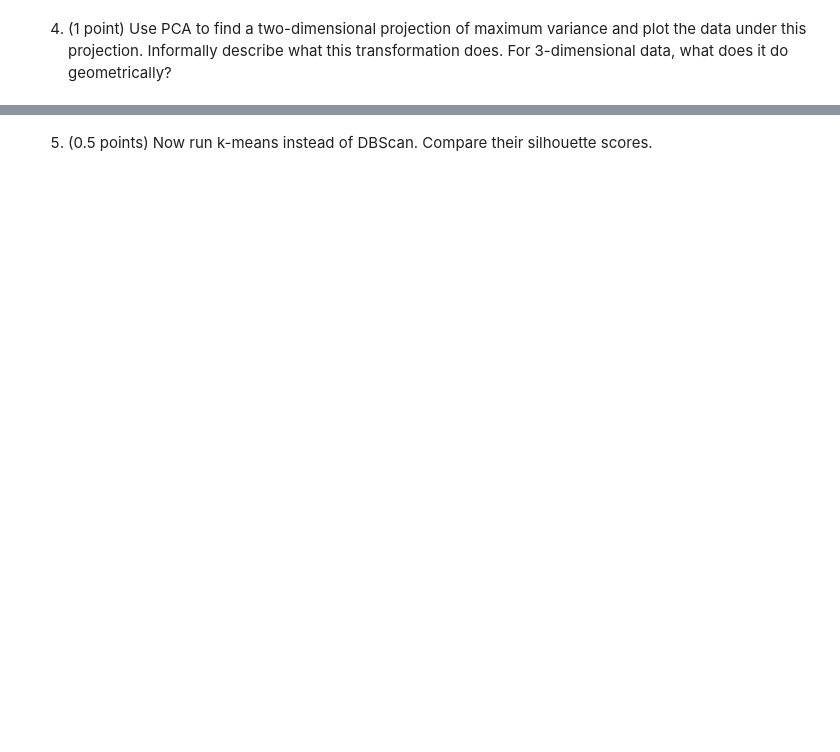
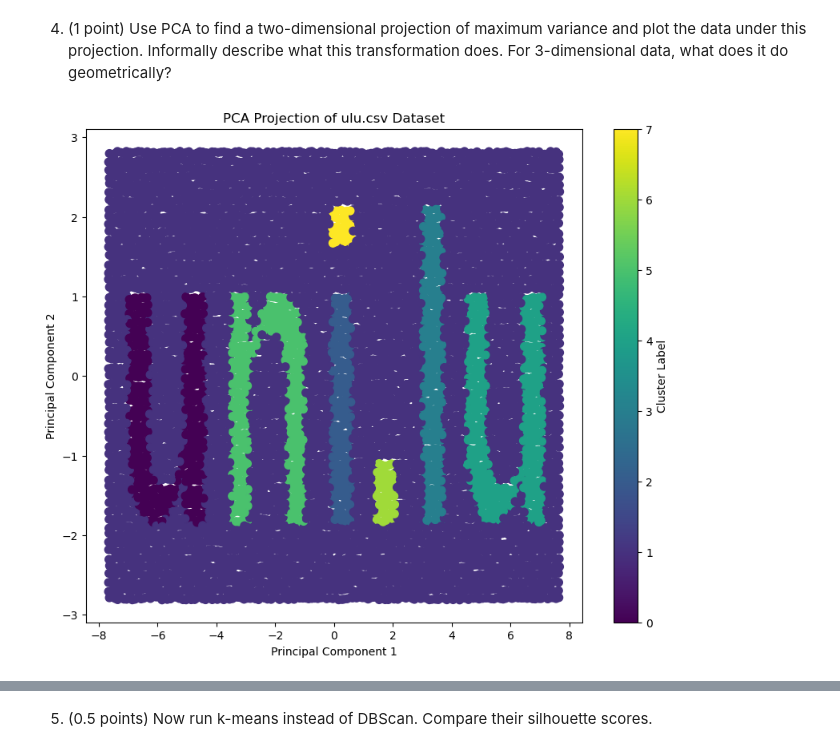
Before and after one commit to Davidpereira2803/IML_Assigments, a Jupyter notebook: Assignment1/assignmentself1.ipynb, the cells around one changed output, grey strips where cells are left out. Cells and saved outputs as stored; diff of their text form; code cells hidden in the pictures; blank space fills up the shorter version.

```diff
--- a/Assignment1/assignmentself1.ipynb
+++ b/Assignment1/assignmentself1.ipynb
@@ -149,3 +176,16 @@ by DBScan. What shapes do you recognize?
 4. (1 point) Use PCA to find a two-dimensional projection of maximum variance and plot the data
 under this projection. Informally describe what this transformation does. For 3-dimensional data,
 what does it do geometrically?
+# %%
+pca = PCA(n_components = 2)
+ulu_pca = pca.fit_transform(ulu_df)
+
+plt.figure(figsize=(10, 8))
+plt.scatter(ulu_pca[:, 0], ulu_pca[:, 1], c = labels, cmap = 'viridis', s = 50)
+plt.colorbar(label='Cluster Label')
+plt.xlabel('Principal Component 1')
+plt.ylabel('Principal Component 2')
+plt.title('PCA Projection of ulu.csv Dataset')
+plt.show()
+# %% [output]
+[figure, added]
```
Also changed, not shown: parts of 8 cells of this notebook, 3 other files.
